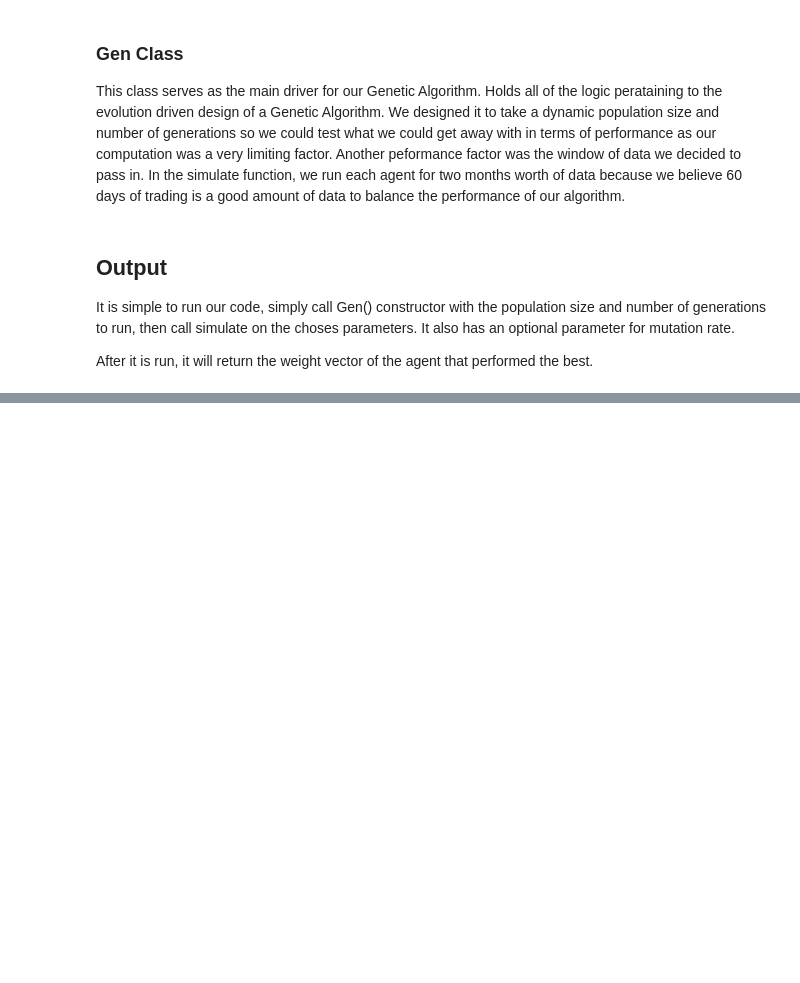
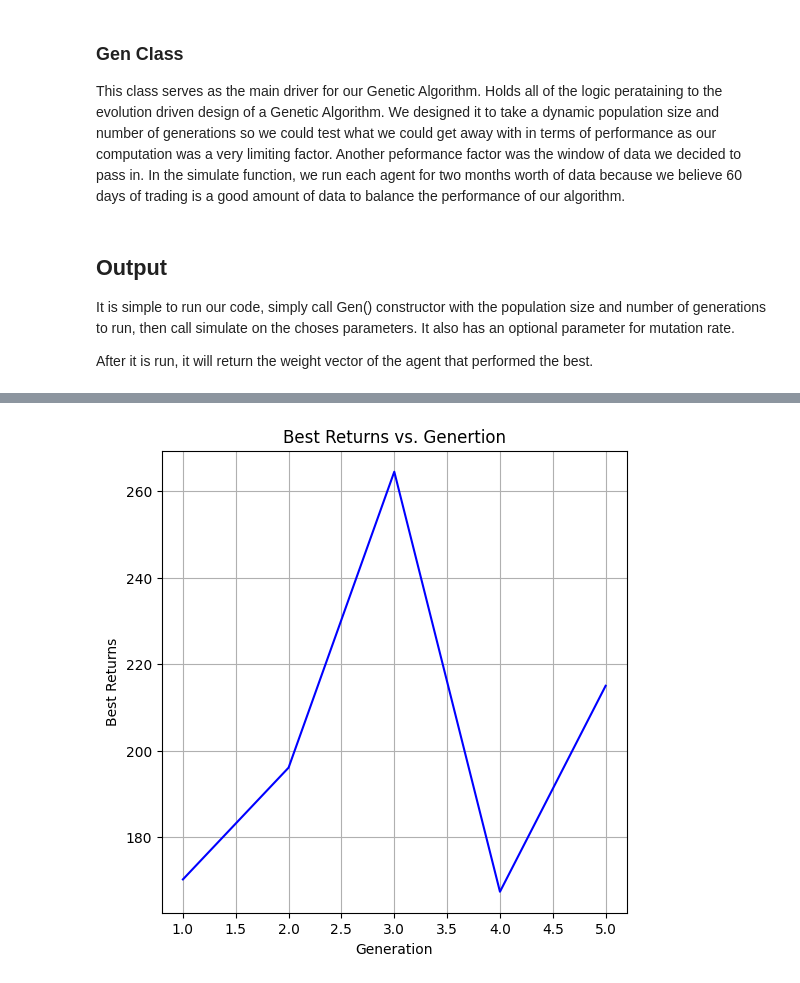
Before and after one commit to sklugherz/CS345-Genetic-Algorithm, a Jupyter notebook: quad.ipynb, the cells around one changed output, grey strips where cells are left out. Saved outputs shown, nothing was run; the diff lists cells and outputs as text; code cells hidden in the pictures; blank space fills up the shorter version.

```diff
--- a/quad.ipynb
+++ b/quad.ipynb
@@ -28,8 +28,8 @@ import random
 Simple class used to help process the data retrieved from yfinance library. We are defaulting to the Apple stock data by specifying the Apple ticker value of 'APPL'. Later we will use AMD stock data by specifying the AMD ticker value of 'AMD'.
 # %%
 class Data:
-    def __init__(self):
-        self.data = yf.download('AAPL', period='5y', interval='1d')
+    def __init__(self, ticker='AAPL'):
+        self.data = yf.download(ticker, period='5y', interval='1d')
         self.current_index = 0
 
     def get_current_price(self):
@@ -190,7 +192,9 @@ class Agent:
 This class serves as the main driver for our Genetic Algorithm. Holds all of the logic perataining to the evolution driven design of a Genetic Algorithm. We designed it to take a dynamic population size and number of generations so we could test what we could get away with in terms of performance as our computation was a very limiting factor. Another peformance factor was the window of data we decided to pass in. In the simulate function, we run each agent for two months worth of data because we believe 60 days of trading is a good amount of data to balance the performance of our algorithm.
 # %%
 class Gen:
-    def __init__(self, population_size, generations, mutation_rate=0.1):
+    to_graph = []
+
+    def __init__(self, population_size, generations, mutation_rate=0.25):
         self.population_size = population_size
         self.generations = generations
         self.mutation_rate = mutation_rate
@@ -239,7 +243,7 @@ class Gen:
             ranked_agents = sorted(agents)
             ranked_agents.reverse()
             print(f"=== Gen {generation} ===\n Best: ${ranked_agents[0].returns:.2f}. Worst: ${ranked_agents[-1].returns:.2f}")
-
+            Gen.to_graph.append(ranked_agents[0].returns)
             elites = ranked_agents[:len(ranked_agents) // 2]
             new_generation = []
             for _ in range(int(self.population_size * 0.8)):
@@ -247,10 +251,11 @@ class Gen:
                 self.mutate(child)
                 new_generation.append(child)
             for i in range(int(self.population_size * 0.2)):
+                elites[i].returns = 0
                 new_generation.append(elites[i])
 
             agents = new_generation
-        return ranked_agents[0].brain.get_weights()
+        return ranked_agents[0]
 # %% [markdown]
 ## Output
 
@@ -263,0 +309,12 @@ rtn = test.simulate()
+# %%
+import matplotlib.pyplot as plt
+
+plt.figure(figsize=(6, 6))
+plt.plot([1,2,3,4,5], Gen.to_graph, color='blue')
+plt.title('Best Returns vs. Genertion')
+plt.xlabel('Generation')
+plt.ylabel('Best Returns')
+plt.grid(True)
+plt.show()
+# %% [output]
+[figure, added]
```
Also changed, not shown: parts of 6 cells of this notebook.
